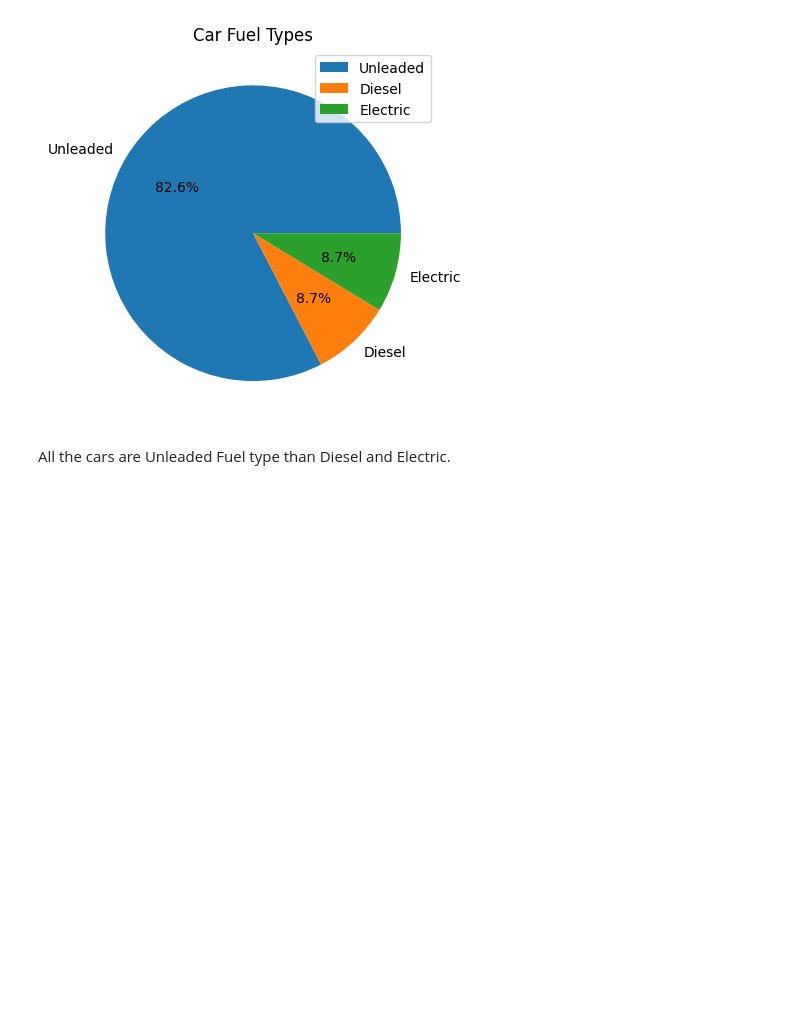
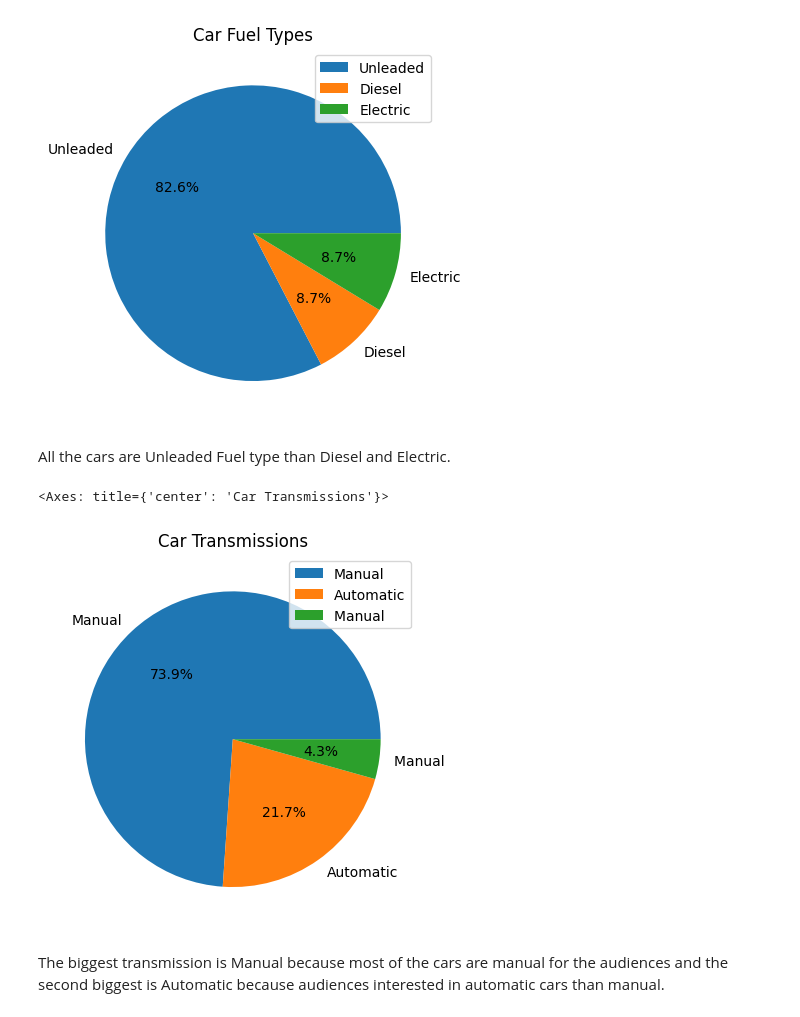
Before and after one commit to SarahAdmin/car_project_1, a Jupyter notebook: Car Statistics.ipynb, the cells around one changed output. Cells and saved outputs as stored; diff of their text form; code cells hidden in the pictures; blank space fills up the shorter version.

```diff
--- a/Car Statistics.ipynb
+++ b/Car Statistics.ipynb
@@ -40,3 +40,12 @@ fuel_data.plot(kind='pie',autopct='%1.1f%%',title='Car Fuel Types',legend=True)
 [figure]
 # %% [markdown]
 All the cars are Unleaded Fuel type than Diesel and Electric.
+# %%
+transmission_data = df['Transmission'].value_counts()
+# %%
+transmission_data.plot(kind='pie',autopct='%1.1f%%',title='Car Transmissions',legend=True)
+# %% [output]
+<Axes: title={'center': 'Car Transmissions'}>
+[figure, added]
+# %% [markdown]
+The biggest transmission is Manual because most of the cars are manual for the audiences and the second biggest is Automatic because audiences interested in automatic cars than manual.
```
